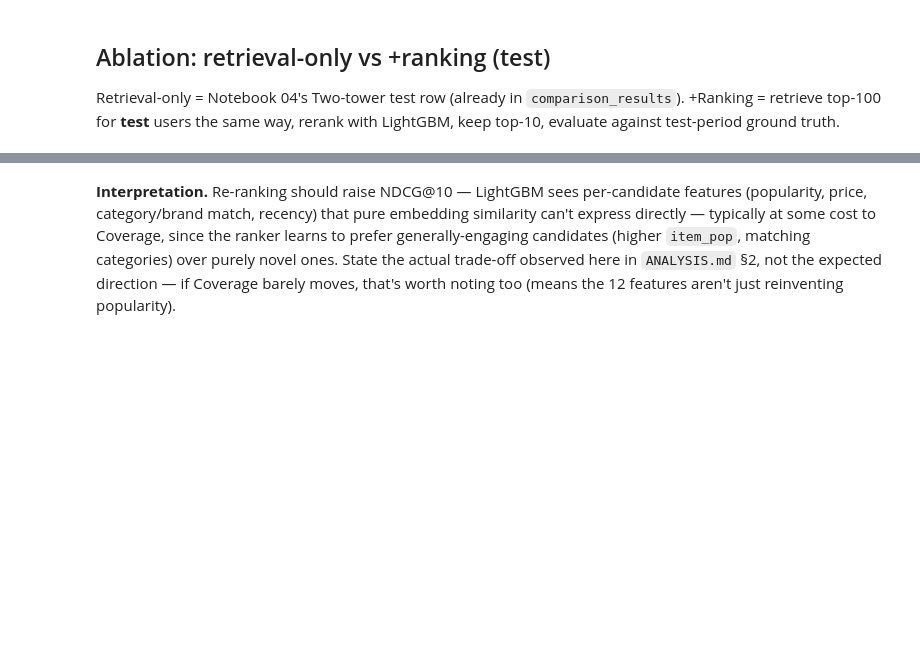
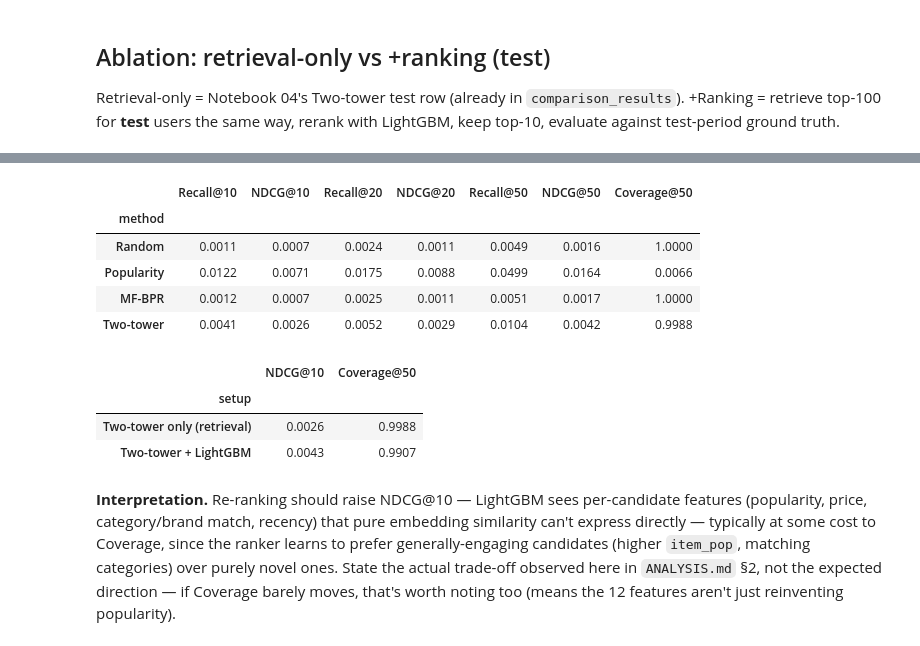
Before and after one commit to 21zaimotman-tech/amazon-recsys, a Jupyter notebook: notebooks/05_ranking_lightgbm.ipynb, the cells around one changed output, grey strips where cells are left out. Saved outputs shown, nothing was run; the diff lists cells and outputs as text; code cells hidden in the pictures; blank space fills up the shorter version.

```diff
--- a/notebooks/05_ranking_lightgbm.ipynb
+++ b/notebooks/05_ranking_lightgbm.ipynb
@@ -174,3 +229,22 @@ lgbm_metrics
+# %%
+tt_metrics = evaluate(test_cands, test_gt, catalog_size=n_items, k_values=C.K_VALUES)
+comparison_results.loc["Two-tower"] = {
+    "Recall@10": tt_metrics["Recall@10"],
+    "NDCG@10": tt_metrics["NDCG@10"],
+    "Recall@20": tt_metrics["Recall@20"],
+    "NDCG@20": tt_metrics["NDCG@20"],
+    "Recall@50": tt_metrics["Recall@50"],
+    "NDCG@50": tt_metrics["NDCG@50"],
+    "Coverage@50": tt_metrics.get("Coverage@50", np.nan),
+}
+display(comparison_results.round(4))
+# %% [output]
+|  | Recall@10 | NDCG@10 | Recall@20 | NDCG@20 | Recall@50 | NDCG@50 | Coverage@50 |
+| method |  |  |  |  |  |  |  |
+| Random | 0.0011 | 0.0007 | 0.0024 | 0.0011 | 0.0049 | 0.0016 | 1.0000 |
+| Popularity | 0.0122 | 0.0071 | 0.0175 | 0.0088 | 0.0499 | 0.0164 | 0.0066 |
+| MF-BPR | 0.0012 | 0.0007 | 0.0025 | 0.0011 | 0.0051 | 0.0017 | 1.0000 |
+| Two-tower | 0.0041 | 0.0026 | 0.0052 | 0.0029 | 0.0104 | 0.0042 | 0.9988 |
 # %%
 ablation = pd.DataFrame([
     {"setup": "Two-tower only (retrieval)",
@@ -180,6 +254,11 @@ ablation = pd.DataFrame([
      "NDCG@10": lgbm_metrics["NDCG@10"], "Coverage@50": lgbm_metrics.get("Coverage@50", np.nan)},
 ]).set_index("setup")
 ablation.round(4)
+# %% [output]
+|  | NDCG@10 | Coverage@50 |
+| setup |  |  |
+| Two-tower only (retrieval) | 0.0026 | 0.9988 |
+| Two-tower + LightGBM | 0.0043 | 0.9907 |
 # %% [markdown]
 **Interpretation.** Re-ranking should raise NDCG@10 — LightGBM sees per-candidate
 features (popularity, price, category/brand match, recency) that pure embedding similarity
```
Also changed, not shown: parts of 12 cells of this notebook.
